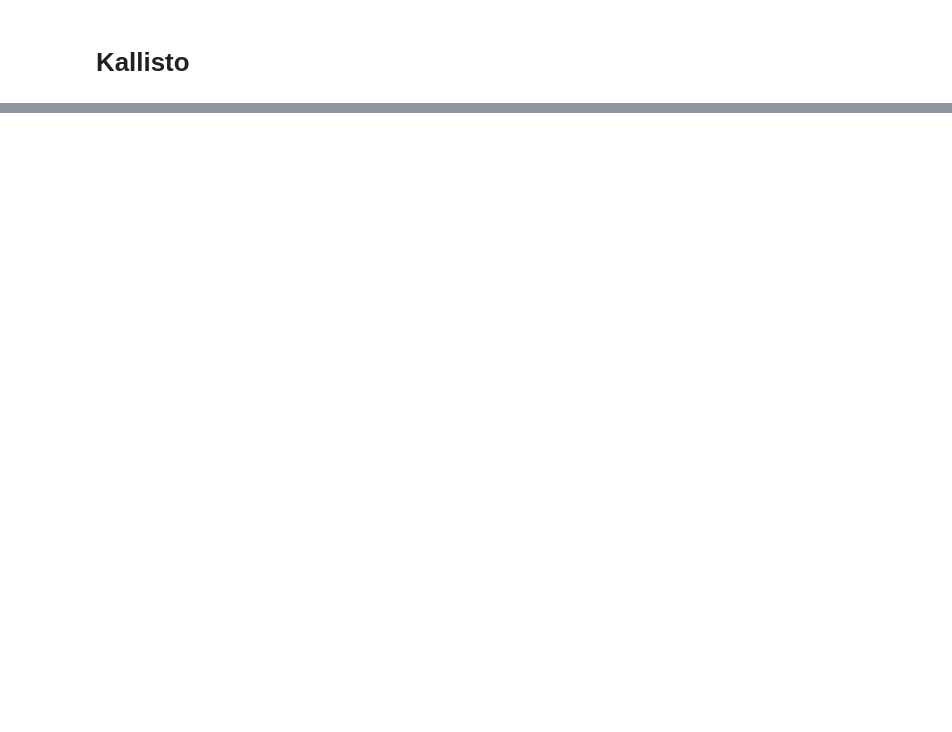
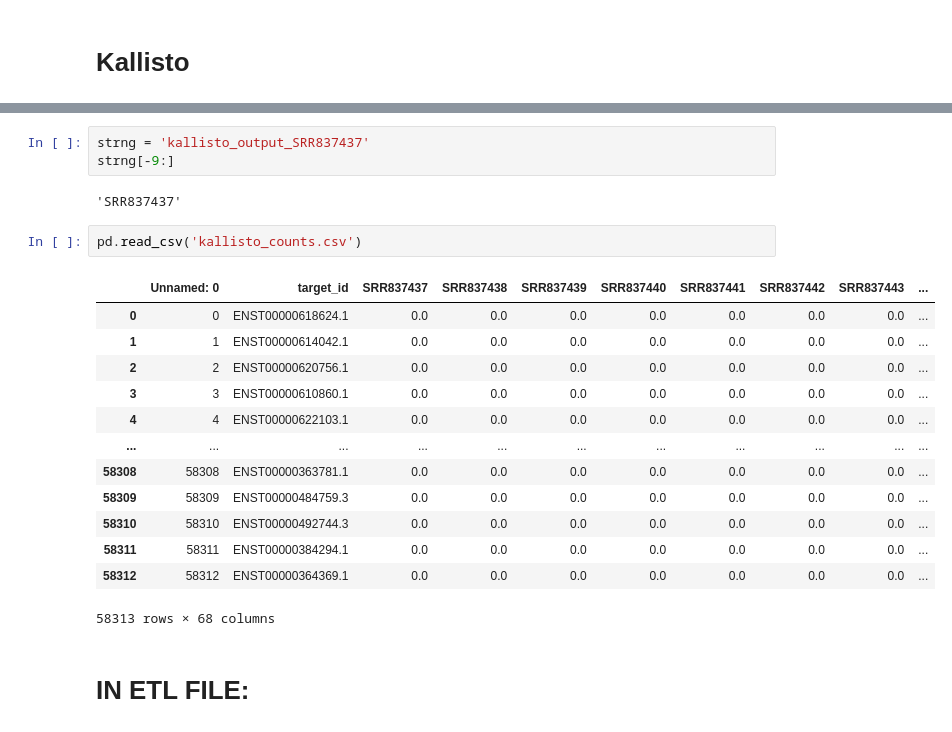
Before and after one commit to justjk139/alzheimers_gene_analysis, a Jupyter notebook: notebooks/dev_testing.ipynb, the cells around one changed output, grey strips where cells are left out. Cells and saved outputs as stored; diff of their text form; blank space fills up the shorter version.

```diff
--- a/notebooks/dev_testing.ipynb
+++ b/notebooks/dev_testing.ipynb
@@ -159,0 +336,23 @@ def kallisto(pass_cut_data):
+# %%
+strng = 'kallisto_output_SRR837437'
+strng[-9:]
+# %% [output]
+'SRR837437'
+# %%
+pd.read_csv('kallisto_counts.csv')
+# %% [output]
+|  | Unnamed: 0 | target_id | SRR837437 | SRR837438 | SRR837439 | SRR837440 | SRR837441 | SRR837442 | SRR837443 | ... |
+| 0 | 0 | ENST00000618624.1 | 0.0 | 0.0 | 0.0 | 0.0 | 0.0 | 0.0 | 0.0 | ... |
+| 1 | 1 | ENST00000614042.1 | 0.0 | 0.0 | 0.0 | 0.0 | 0.0 | 0.0 | 0.0 | ... |
+| 2 | 2 | ENST00000620756.1 | 0.0 | 0.0 | 0.0 | 0.0 | 0.0 | 0.0 | 0.0 | ... |
+| 3 | 3 | ENST00000610860.1 | 0.0 | 0.0 | 0.0 | 0.0 | 0.0 | 0.0 | 0.0 | ... |
+| 4 | 4 | ENST00000622103.1 | 0.0 | 0.0 | 0.0 | 0.0 | 0.0 | 0.0 | 0.0 | ... |
+| ... | ... | ... | ... | ... | ... | ... | ... | ... | ... | ... |
+| 58308 | 58308 | ENST00000363781.1 | 0.0 | 0.0 | 0.0 | 0.0 | 0.0 | 0.0 | 0.0 | ... |
+| 58309 | 58309 | ENST00000484759.3 | 0.0 | 0.0 | 0.0 | 0.0 | 0.0 | 0.0 | 0.0 | ... |
+| 58310 | 58310 | ENST00000492744.3 | 0.0 | 0.0 | 0.0 | 0.0 | 0.0 | 0.0 | 0.0 | ... |
+| 58311 | 58311 | ENST00000384294.1 | 0.0 | 0.0 | 0.0 | 0.0 | 0.0 | 0.0 | 0.0 | ... |
+| 58312 | 58312 | ENST00000364369.1 | 0.0 | 0.0 | 0.0 | 0.0 | 0.0 | 0.0 | 0.0 | ... |
+58313 rows × 68 columns
+# %% [markdown]
+# IN ETL FILE:
```
Also changed, not shown: parts of 21 cells of this notebook, 10 other files.
